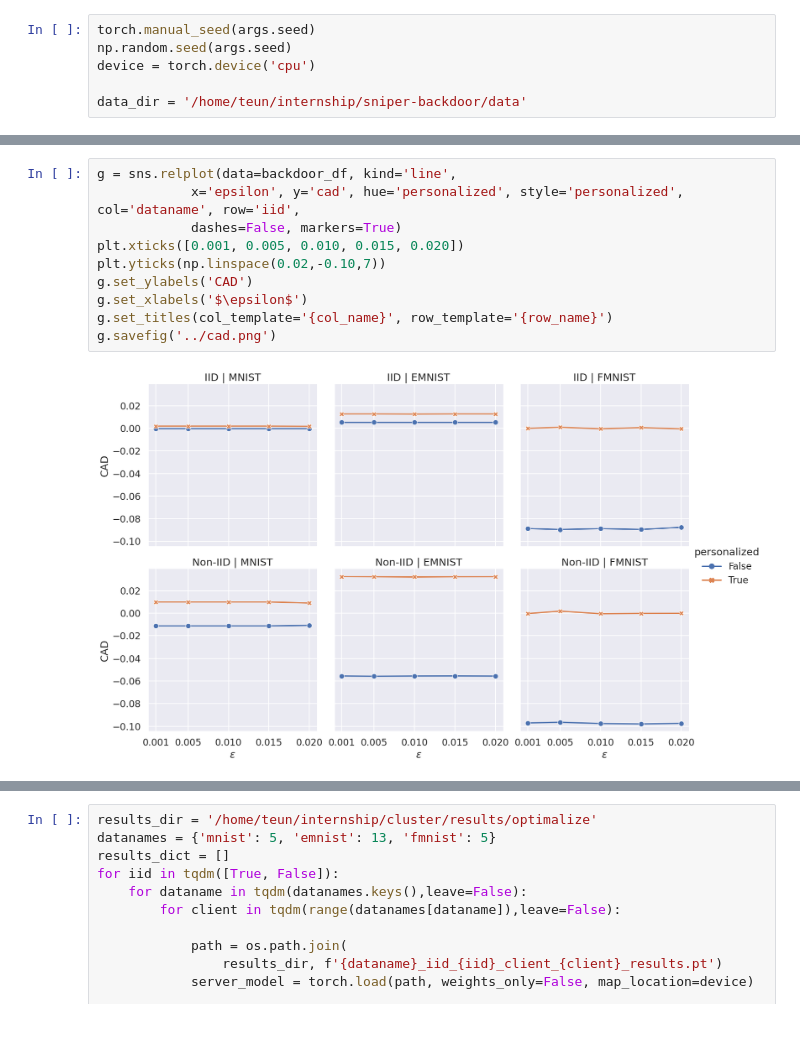
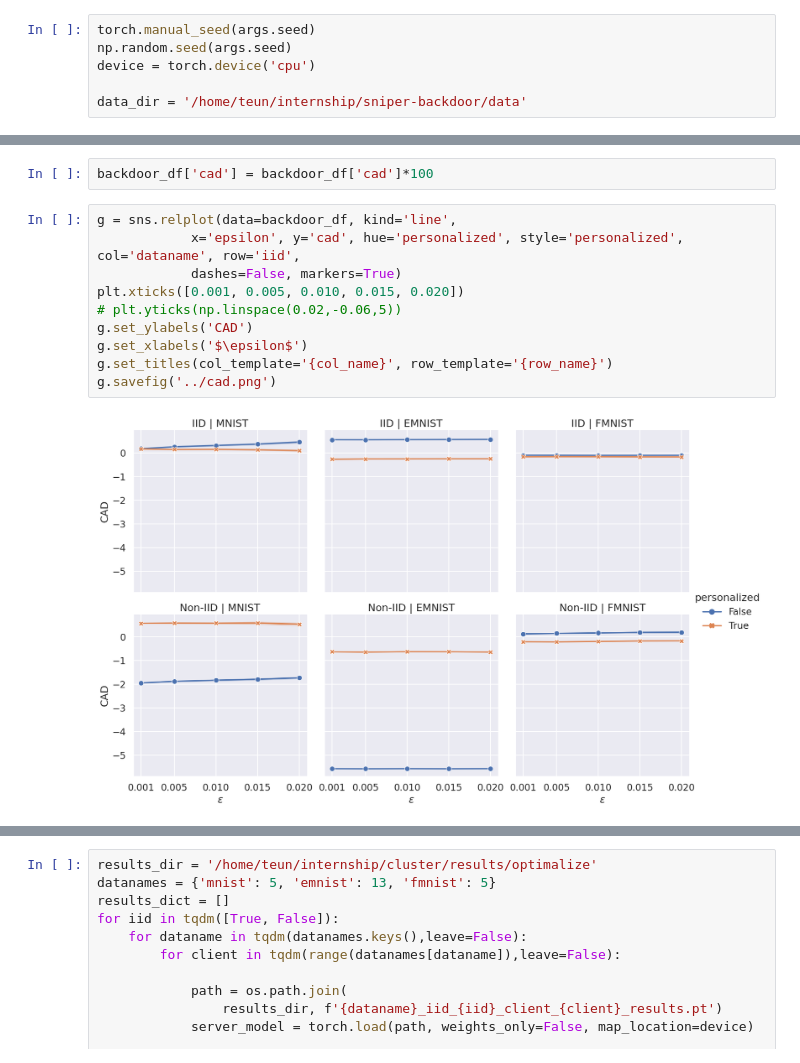
Before and after one commit to teunpe/sniper-backdoor, a Jupyter notebook: testspace.ipynb, the cells around one changed output, grey strips where cells are left out. Drawn from its saved outputs; the diff is of its cells as text; blank space fills up the shorter version.

```diff
--- a/testspace.ipynb
+++ b/testspace.ipynb
@@ -138,12 +121,14 @@ g.savefig('../asr.png')
+# %%
+backdoor_df['cad'] = backdoor_df['cad']*100
 # %%
 g = sns.relplot(data=backdoor_df, kind='line',
             x='epsilon', y='cad', hue='personalized', style='personalized', col='dataname', row='iid',
             dashes=False, markers=True)
 plt.xticks([0.001, 0.005, 0.010, 0.015, 0.020])
-plt.yticks(np.linspace(0.02,-0.10,7))
+# plt.yticks(np.linspace(0.02,-0.06,5))
 g.set_ylabels('CAD')
 g.set_xlabels('$\epsilon$')
 g.set_titles(col_template='{col_name}', row_template='{row_name}')
 g.savefig('../cad.png')
 # %% [output]
-[figure, old version]
+[figure, new version]
```
Also changed, not shown: parts of 12 cells of this notebook, 5 other files.
